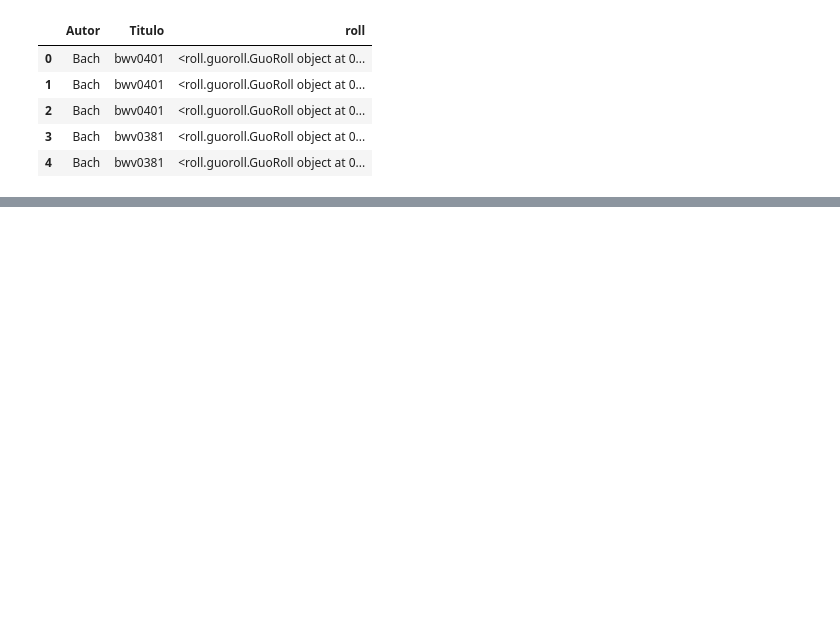
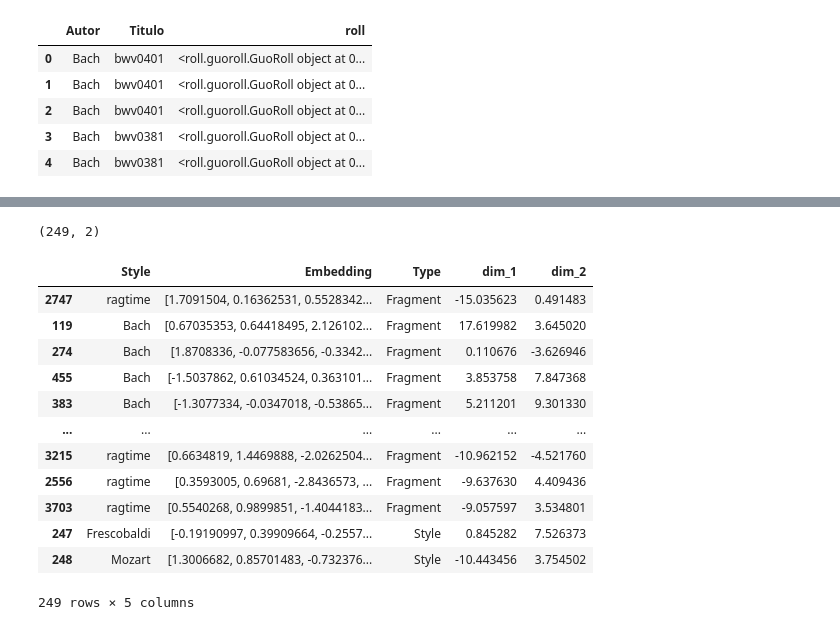
Before and after one commit to LucasSom/style-transfer, a Jupyter notebook: notebooks/style-transfer.ipynb, the cells around one changed output, grey strips where cells are left out. Drawn from its saved outputs; the diff is of its cells as text; code cells hidden in the pictures; blank space fills up the shorter version.

```diff
--- a/notebooks/style-transfer.ipynb
+++ b/notebooks/style-transfer.ipynb
@@ -200,0 +338,27 @@ for f in os.listdir(f"{data_path}embeddings/brmf_4b"):
+# %%
+tsne: np.ndarray = TSNE(n_components=2).fit_transform(list(df['Embedding']))
+
+tsne.shape
+# %% [output]
+(249, 2)
+# %%
+#
+
+df['dim_1'] = tsne[:, 0]
+df['dim_2'] = tsne[:, 1]
+# tsne.shape
+df
+# %% [output]
+|  | Style | Embedding | Type | dim_1 | dim_2 |
+| 2747 | ragtime | [1.7091504, 0.16362531, 0.5528342... | Fragment | -15.035623 | 0.491483 |
+| 119 | Bach | [0.67035353, 0.64418495, 2.126102... | Fragment | 17.619982 | 3.645020 |
+| 274 | Bach | [1.8708336, -0.077583656, -0.3342... | Fragment | 0.110676 | -3.626946 |
+| 455 | Bach | [-1.5037862, 0.61034524, 0.363101... | Fragment | 3.853758 | 7.847368 |
+| 383 | Bach | [-1.3077334, -0.0347018, -0.53865... | Fragment | 5.211201 | 9.301330 |
+| ... | ... | ... | ... | ... | ... |
+| 3215 | ragtime | [0.6634819, 1.4469888, -2.0262504... | Fragment | -10.962152 | -4.521760 |
+| 2556 | ragtime | [0.3593005, 0.69681, -2.8436573, ... | Fragment | -9.637630 | 4.409436 |
+| 3703 | ragtime | [0.5540268, 0.9899851, -1.4044183... | Fragment | -9.057597 | 3.534801 |
+| 247 | Frescobaldi | [-0.19190997, 0.39909664, -0.2557... | Style | 0.845282 | 7.526373 |
+| 248 | Mozart | [1.3006682, 0.85701483, -0.732376... | Style | -10.443456 | 3.754502 |
+249 rows × 5 columns
```
Also changed, not shown: parts of 9 cells of this notebook, 1 other file.
